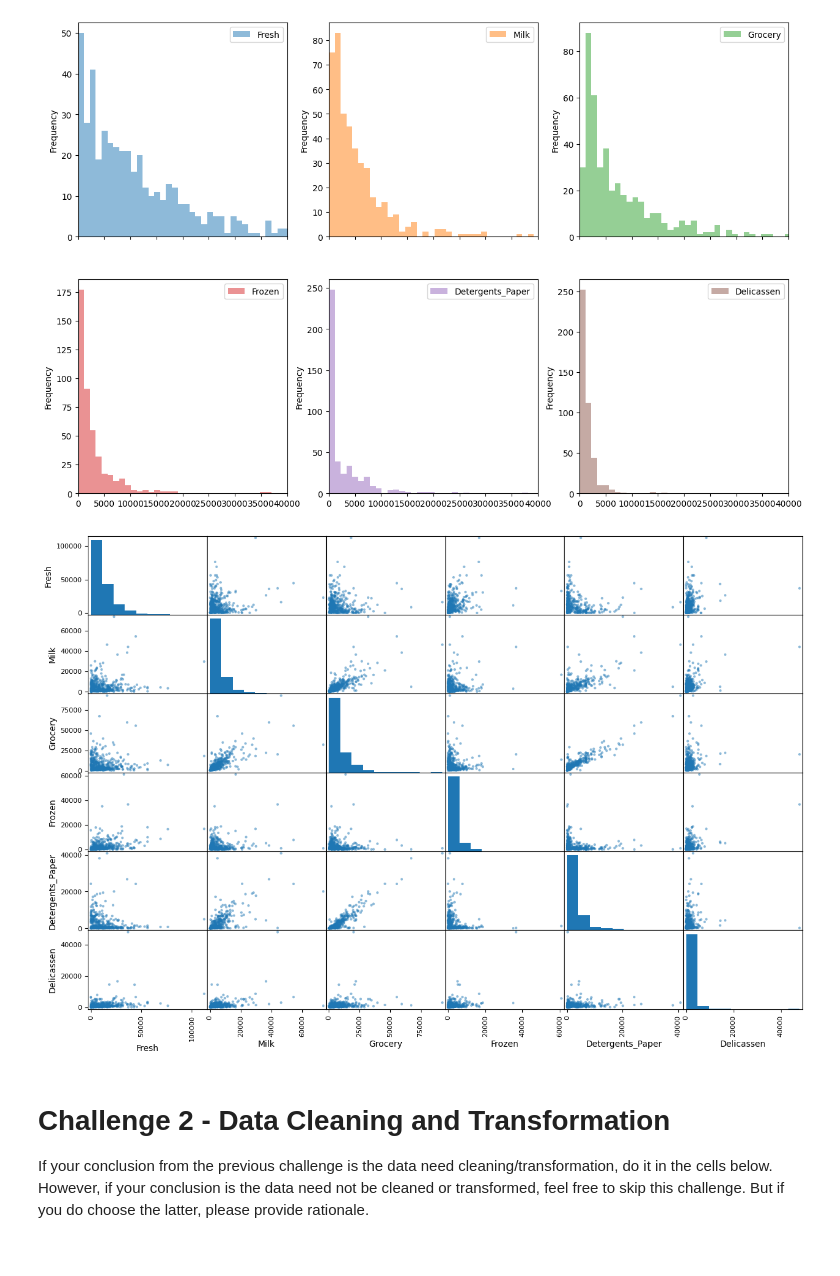
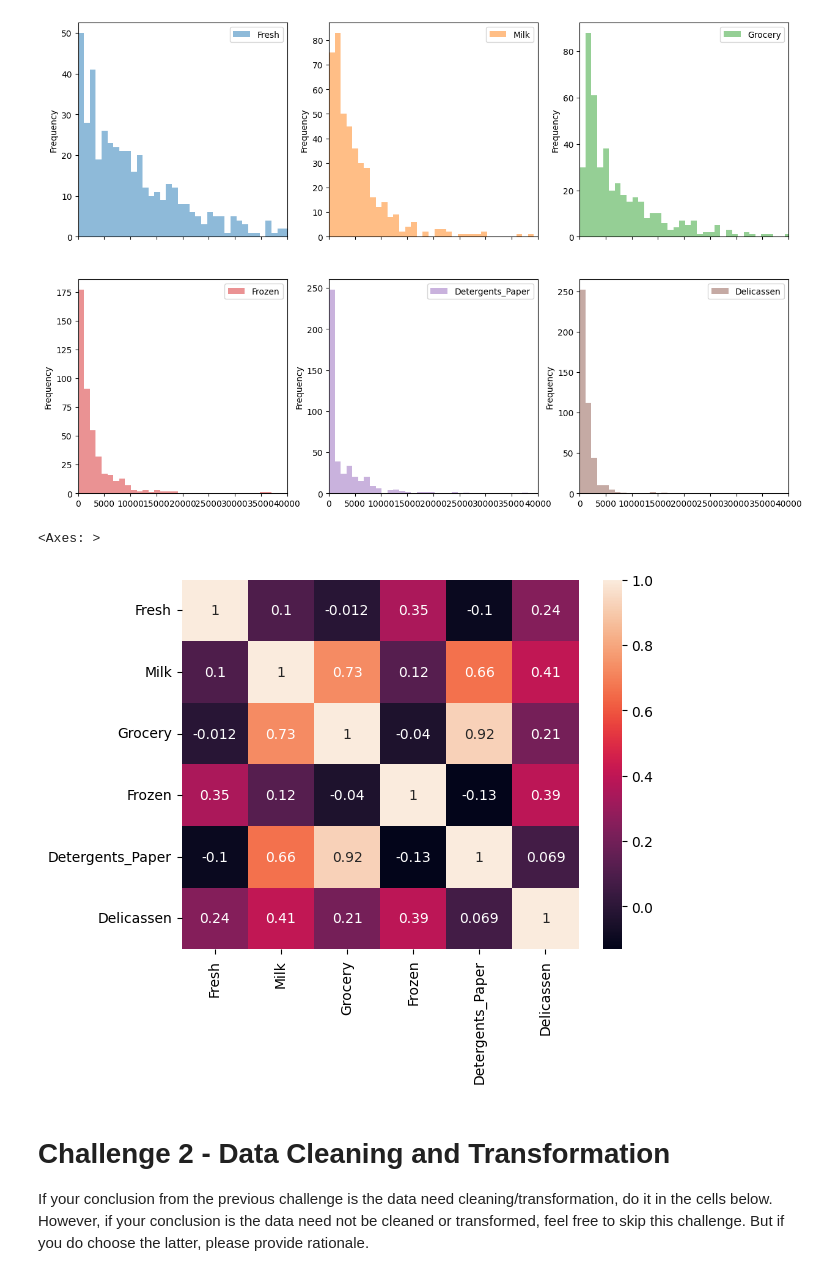
Before and after one commit to Ironhack-Data-Madrid-Octubre-2023/7.4-lab_unsupervised_learning, a Jupyter notebook: your-code/main.ipynb, the cells around one changed output. Drawn from its saved outputs; the diff is of its cells as text; code cells hidden in the pictures.

```diff
--- a/your-code/main.ipynb
+++ b/your-code/main.ipynb
@@ -113,9 +114,10 @@ customers.drop(['Channel','Region'], axis = 1).plot.hist(bins=100,
 # %% [output]
 [figure]
 # %%
-pd.plotting.scatter_matrix(customers.drop(['Channel','Region'], axis = 1), figsize=(15, 10));
+sns.heatmap(customers.drop(['Channel','Region'], axis=1).corr(), annot=True)
 # %% [output]
+<Axes: >
-[figure, old version]
+[figure, new version]
 # %% [markdown]
 # Challenge 2 - Data Cleaning and Transformation
 
```
Also changed, not shown: parts of 1 cell of this notebook.
